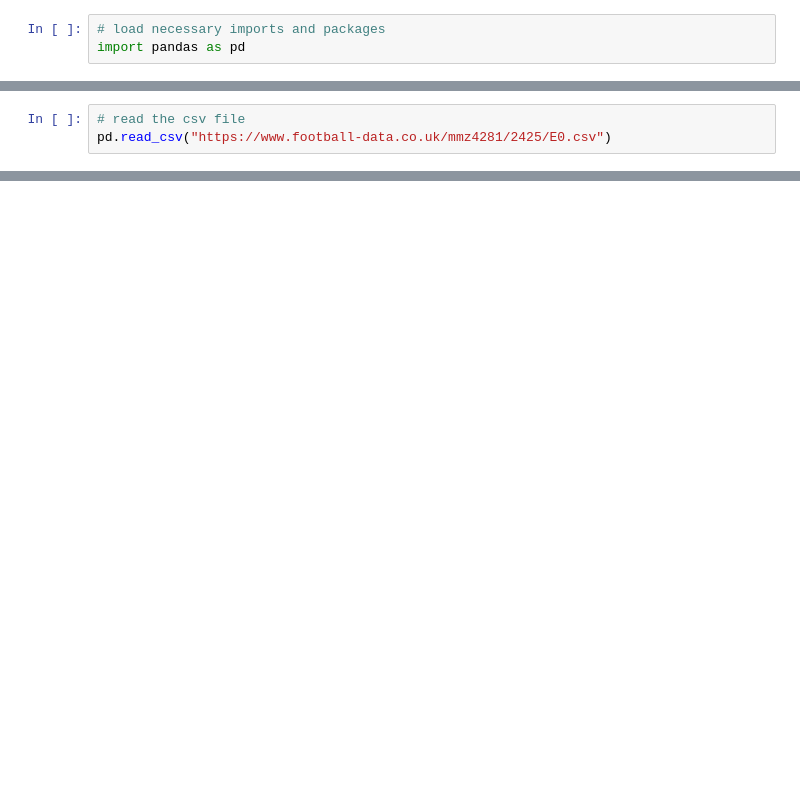
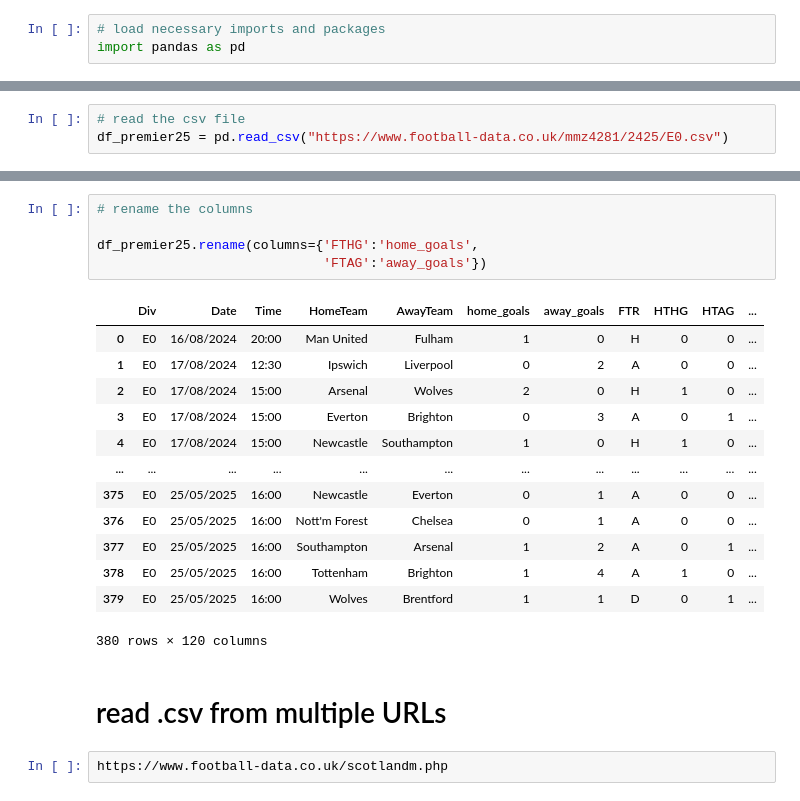
Before and after one commit to claudiahW/fcc_data_science, a Jupyter notebook: webscraping.ipynb, the cells around one changed output, grey strips where cells are left out. Cells and saved outputs as stored; diff of their text form; blank space fills up the shorter version.

```diff
--- a/webscraping.ipynb
+++ b/webscraping.ipynb
@@ -6,3 +8,3 @@ import pandas as pd
 # %%
 # read the csv file
-pd.read_csv("https://www.football-data.co.uk/mmz4281/2425/E0.csv")
+df_premier25 = pd.read_csv("https://www.football-data.co.uk/mmz4281/2425/E0.csv")
@@ -22,0 +28,23 @@ pd.read_csv("https://www.football-data.co.uk/mmz4281/2425/E0.csv")
+# %%
+# rename the columns
+
+df_premier25.rename(columns={'FTHG':'home_goals',
+                             'FTAG':'away_goals'})
+# %% [output]
+|  | Div | Date | Time | HomeTeam | AwayTeam | home_goals | away_goals | FTR | HTHG | HTAG | ... |
+| 0 | E0 | 16/08/2024 | 20:00 | Man United | Fulham | 1 | 0 | H | 0 | 0 | ... |
+| 1 | E0 | 17/08/2024 | 12:30 | Ipswich | Liverpool | 0 | 2 | A | 0 | 0 | ... |
+| 2 | E0 | 17/08/2024 | 15:00 | Arsenal | Wolves | 2 | 0 | H | 1 | 0 | ... |
+| 3 | E0 | 17/08/2024 | 15:00 | Everton | Brighton | 0 | 3 | A | 0 | 1 | ... |
+| 4 | E0 | 17/08/2024 | 15:00 | Newcastle | Southampton | 1 | 0 | H | 1 | 0 | ... |
+| ... | ... | ... | ... | ... | ... | ... | ... | ... | ... | ... | ... |
+| 375 | E0 | 25/05/2025 | 16:00 | Newcastle | Everton | 0 | 1 | A | 0 | 0 | ... |
+| 376 | E0 | 25/05/2025 | 16:00 | Nott'm Forest | Chelsea | 0 | 1 | A | 0 | 0 | ... |
+| 377 | E0 | 25/05/2025 | 16:00 | Southampton | Arsenal | 1 | 2 | A | 0 | 1 | ... |
+| 378 | E0 | 25/05/2025 | 16:00 | Tottenham | Brighton | 1 | 4 | A | 1 | 0 | ... |
+| 379 | E0 | 25/05/2025 | 16:00 | Wolves | Brentford | 1 | 1 | D | 0 | 1 | ... |
+380 rows × 120 columns
+# %% [markdown]
+# read .csv from multiple URLs
+# %%
+https://www.football-data.co.uk/scotlandm.php
```
Also changed, not shown: parts of 10 cells of this notebook.
